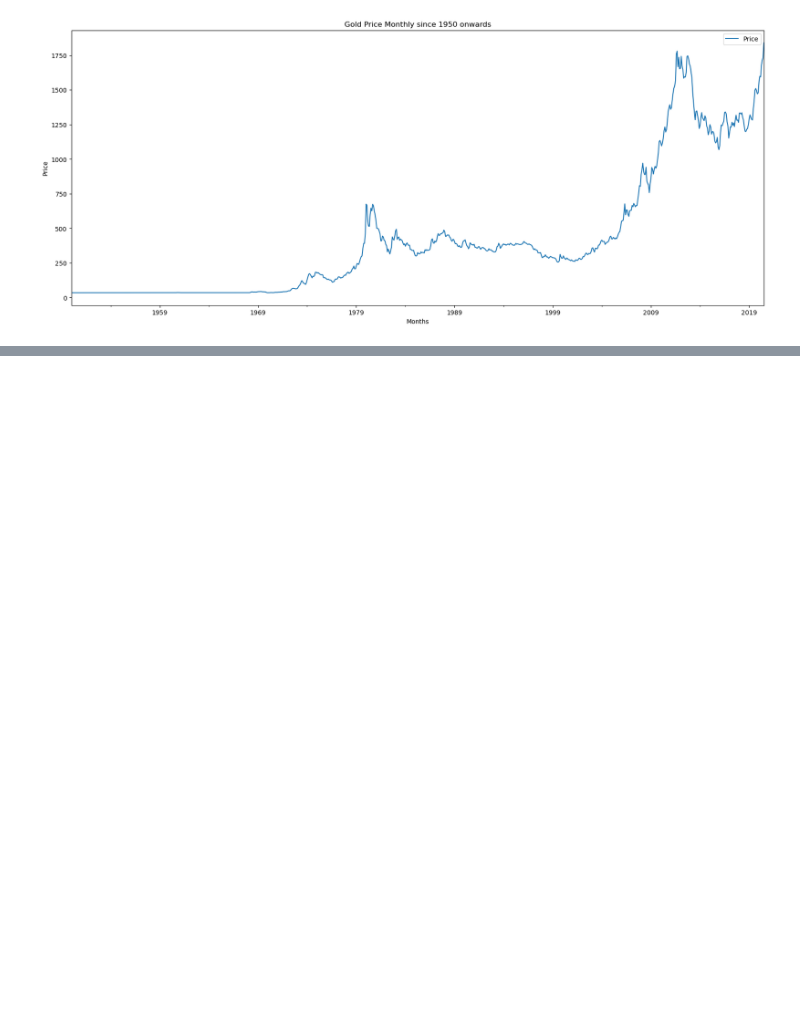
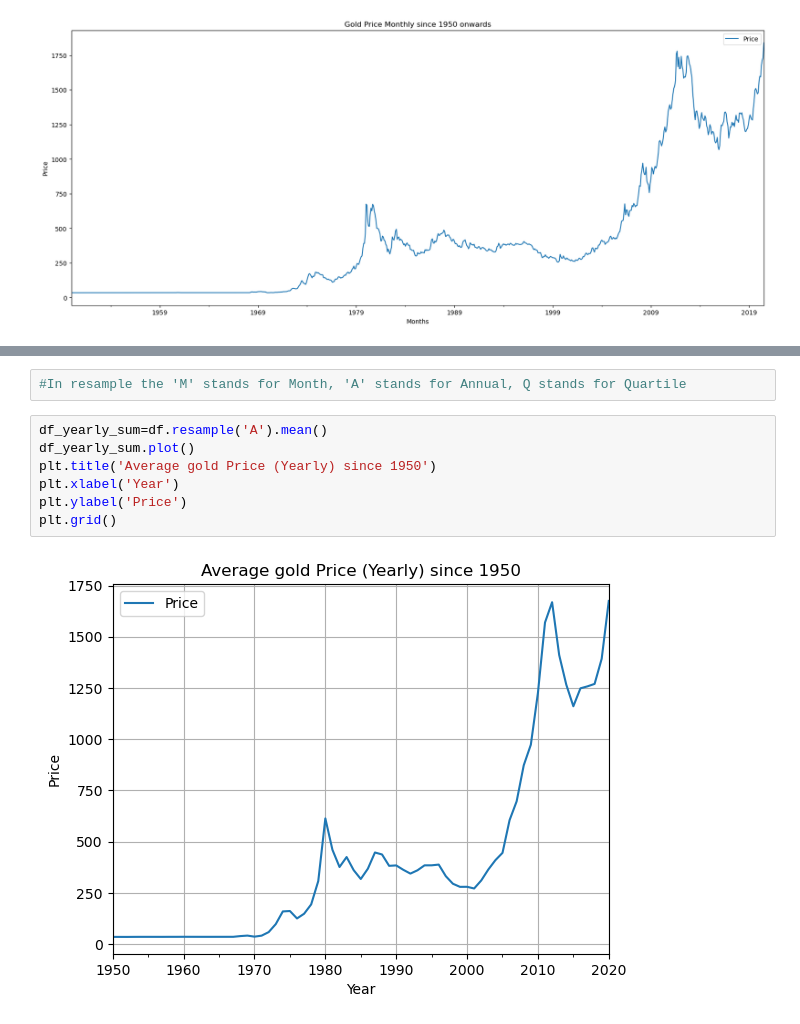
Before and after one commit to parthvichare/Gold-Price-Analysis, a Jupyter notebook: GOLD forecasting.ipynb, the cells around one changed output, grey strips where cells are left out. Drawn from its saved outputs; the diff is of its cells as text; blank space fills up the shorter version.

```diff
--- a/GOLD forecasting.ipynb
+++ b/GOLD forecasting.ipynb
@@ -64,0 +138,11 @@ plt.show()
+# %%
+#In resample the 'M' stands for Month, 'A' stands for Annual, Q stands for Quartile
+# %%
+df_yearly_sum=df.resample('A').mean()
+df_yearly_sum.plot()
+plt.title('Average gold Price (Yearly) since 1950')
+plt.xlabel('Year')
+plt.ylabel('Price')
+plt.grid()
+# %% [output]
+[figure, added]
```
Also changed, not shown: parts of 16 cells of this notebook.
